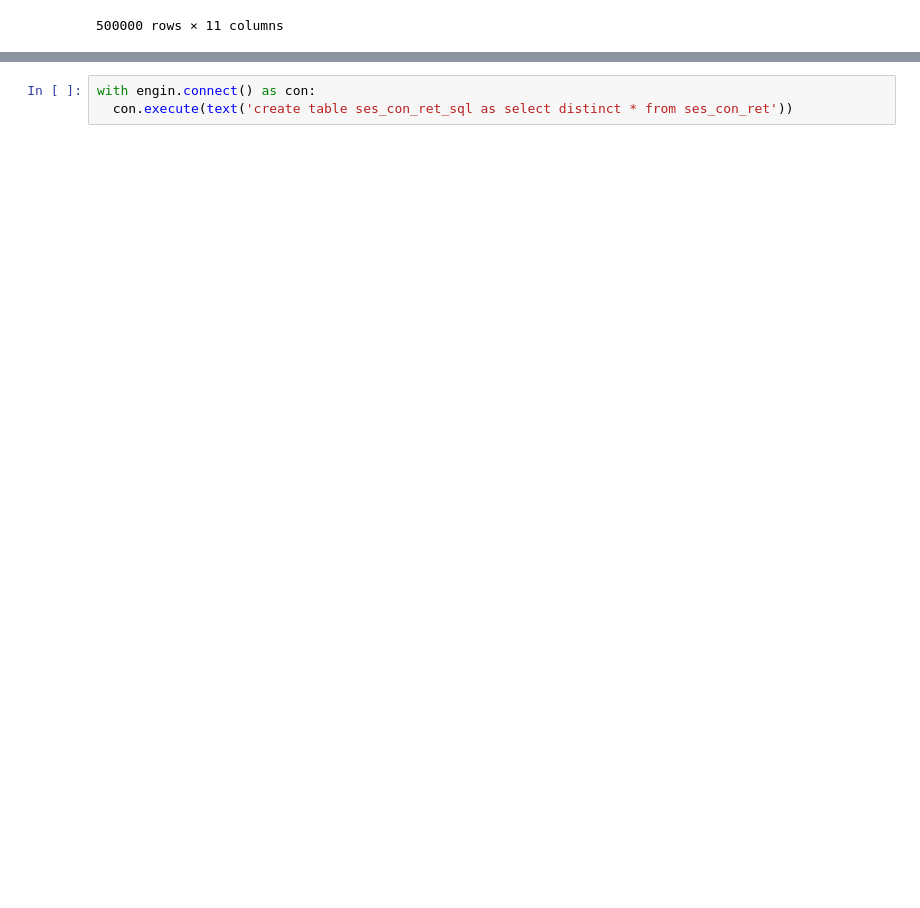
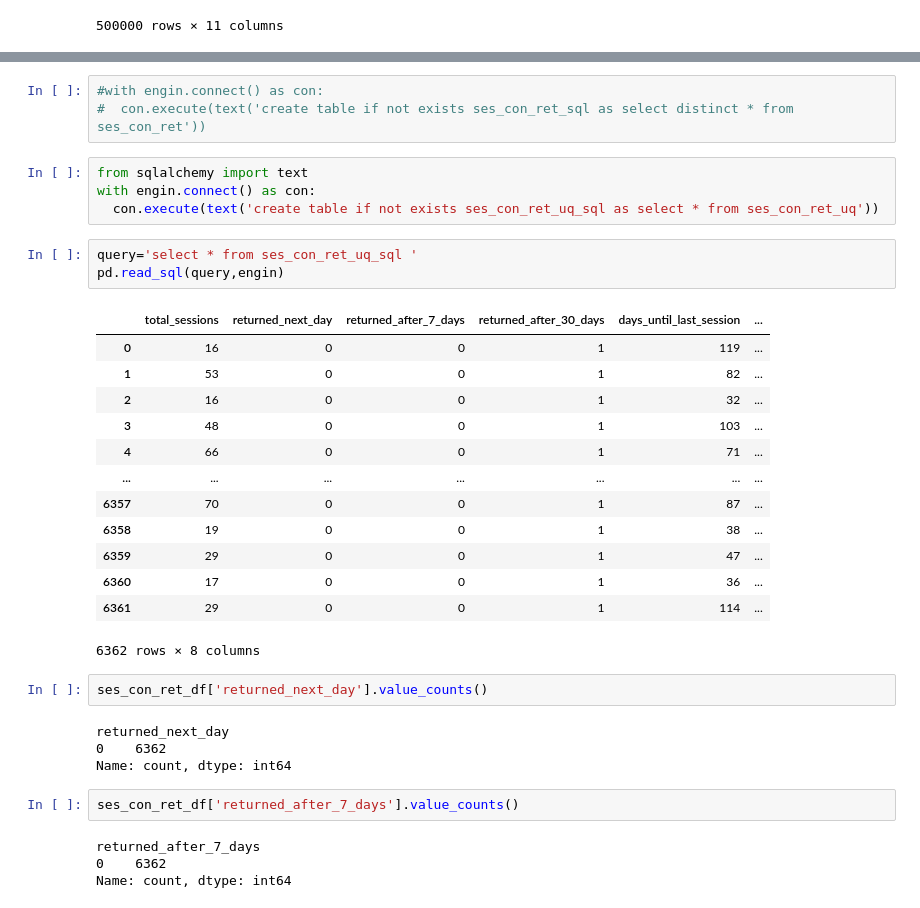
Before and after one commit to vishva0710/ai-chatbot-user-retention-analysis, a Jupyter notebook: AI_Chatbot_User_Retention_Analysis.ipynb, the cells around one changed output, grey strips where cells are left out. Cells and saved outputs as stored; diff of their text form; blank space fills up the shorter version.

```diff
--- a/AI_Chatbot_User_Retention_Analysis.ipynb
+++ b/AI_Chatbot_User_Retention_Analysis.ipynb
@@ -1401,3 +1442,36 @@ ses_con_ret_df.duplicated().sum()
 # %%
-with engin.connect() as con:
-  con.execute(text('create table ses_con_ret_sql as select distinct * from ses_con_ret'))
+#with engin.connect() as con:
+#  con.execute(text('create table if not exists ses_con_ret_sql as select distinct * from ses_con_ret'))
+# %%
+from sqlalchemy import text
+with engin.connect() as con:
+  con.execute(text('create table if not exists ses_con_ret_uq_sql as select * from ses_con_ret_uq'))
+# %%
+query='select * from ses_con_ret_uq_sql '
+pd.read_sql(query,engin)
+# %% [output]
+|  | total_sessions | returned_next_day | returned_after_7_days | returned_after_30_days | days_until_last_session | ... |
+| 0 | 16 | 0 | 0 | 1 | 119 | ... |
+| 1 | 53 | 0 | 0 | 1 | 82 | ... |
+| 2 | 16 | 0 | 0 | 1 | 32 | ... |
+| 3 | 48 | 0 | 0 | 1 | 103 | ... |
+| 4 | 66 | 0 | 0 | 1 | 71 | ... |
+| ... | ... | ... | ... | ... | ... | ... |
+| 6357 | 70 | 0 | 0 | 1 | 87 | ... |
+| 6358 | 19 | 0 | 0 | 1 | 38 | ... |
+| 6359 | 29 | 0 | 0 | 1 | 47 | ... |
+| 6360 | 17 | 0 | 0 | 1 | 36 | ... |
+| 6361 | 29 | 0 | 0 | 1 | 114 | ... |
+6362 rows × 8 columns
+# %%
+ses_con_ret_df['returned_next_day'].value_counts()
+# %% [output]
+returned_next_day
+0    6362
+Name: count, dtype: int64
+# %%
+ses_con_ret_df['returned_after_7_days'].value_counts()
+# %% [output]
+returned_after_7_days
+0    6362
+Name: count, dtype: int64
```
Also changed, not shown: parts of 29 cells of this notebook.
